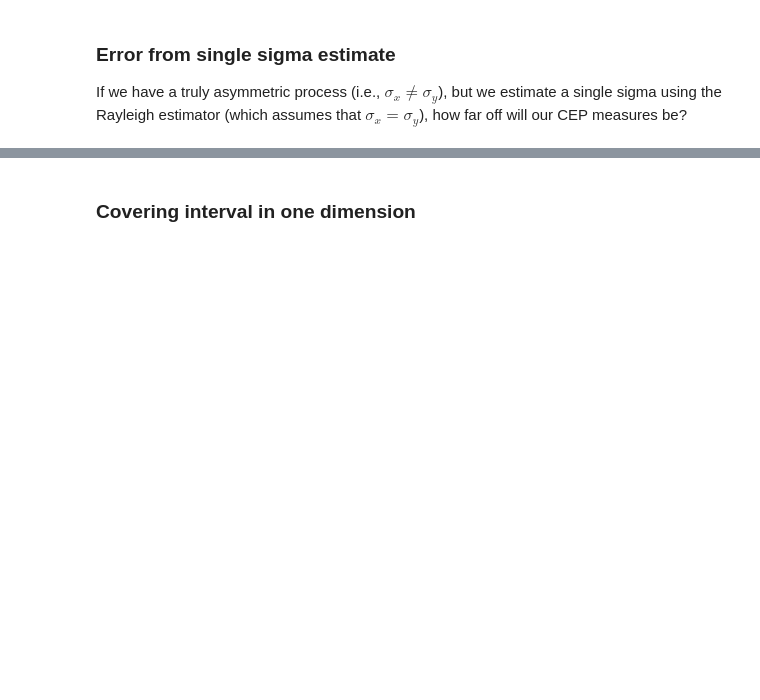
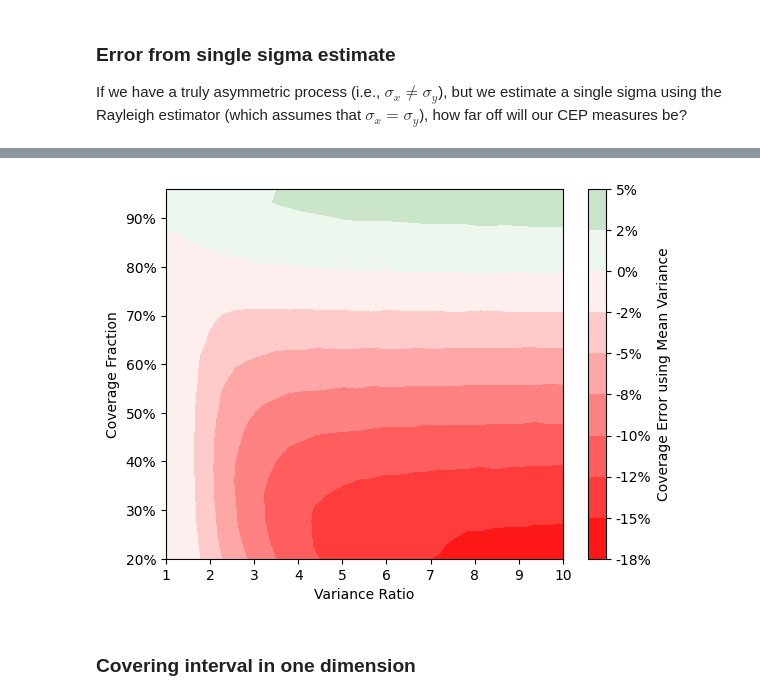
Before and after one commit to dbookstaber/ballistipedia, a Jupyter notebook: BallisticSimulations.ipynb, the cells around one changed output, grey strips where cells are left out. Cells and saved outputs as stored; diff of their text form; code cells hidden in the pictures; blank space fills up the shorter version.

Commit message:
Created contour plot of error when using single sigma on elliptical groups.

```diff
--- a/BallisticSimulations.ipynb
+++ b/BallisticSimulations.ipynb
@@ -484,7 +484,9 @@ for varianceRatio in range(1, 12,3):
         r.append(sum(1 for s in range(numSims) if (shotsX[s]**2/(CEPradius**2) + shotsY[s]**2/(CEPradius**2) < 1)) / numSims)  # Coverage
         CEPradius = sigmaMean * math.sqrt(-2 * math.log(1-p))  # Covering radius assuming sigmaMean
         r.append(CEPradius)
-        r.append(sum(1 for s in range(numSims) if (shotsX[s]**2/(CEPradius**2) + shotsY[s]**2/(CEPradius**2) < 1)) / numSims)  # Coverage
+        meanCoverage = sum(1 for s in range(numSims) if (shotsX[s]**2/(CEPradius**2) + shotsY[s]**2/(CEPradius**2) < 1)) / numSims
+        r.append(meanCoverage)
+        r.append(p-meanCoverage)  # Error
         ratios.append(r)
-df = pd.DataFrame(ratios, columns=['VarianceRatio', 'sigmaMean', 'p', 'correctRadius', 'correctCoverage', 'meanRadius', 'meanCoverage'])
+df = pd.DataFrame(ratios, columns=['VarianceRatio', 'sigmaMean', 'p', 'correctRadius', 'correctCoverage', 'meanRadius', 'meanCoverage', 'Error'])
 df.to_clipboard()
@@ -509,3 +530,27 @@ df.to_clipboard()
+# %%
+numSims = 1_000_000
+# Compile error values over a range of Variance Ratios and p-values
+VarRatio, p = np.meshgrid(np.linspace(1, 10, 30), np.linspace(.2, .96, 30))
+v = np.vectorize(covering_error)
+error = v(VarRatio, p, numSims)
+# %%
+import matplotlib as mpl
+import matplotlib.colors
+
+colors = ['red', 'white', 'green']
+values = [-.18, 0, .18]
+norm = matplotlib.colors.Normalize(min(values), max(values))
+cmap = matplotlib.colors.LinearSegmentedColormap.from_list("", list(zip(norm(values), colors)))
+fig, ax = plt.subplots()
+cs = ax.contourf(VarRatio, p, error, cmap=cmap, norm=norm)
+ax.set_xlabel("Variance Ratio")
+ax.set_ylabel("Coverage Fraction")
+ax.yaxis.set_major_formatter(mpl.ticker.StrMethodFormatter('{x:.0%}'))
+cbar = fig.colorbar(cs, format=lambda x, _: f'{x:.0%}')
+cbar.ax.set_ylabel('Coverage Error using Mean Variance')
+plt.show()
+# %% [output]
+[figure, added]
 # %% [markdown]
 ### Covering interval in one dimension
 # %%
```
Also changed, not shown: parts of 4 cells of this notebook.
